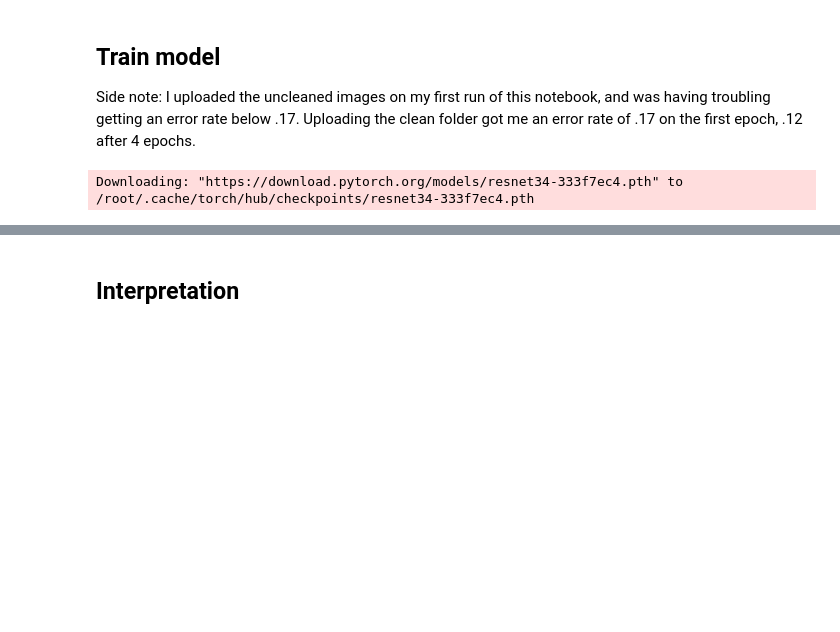
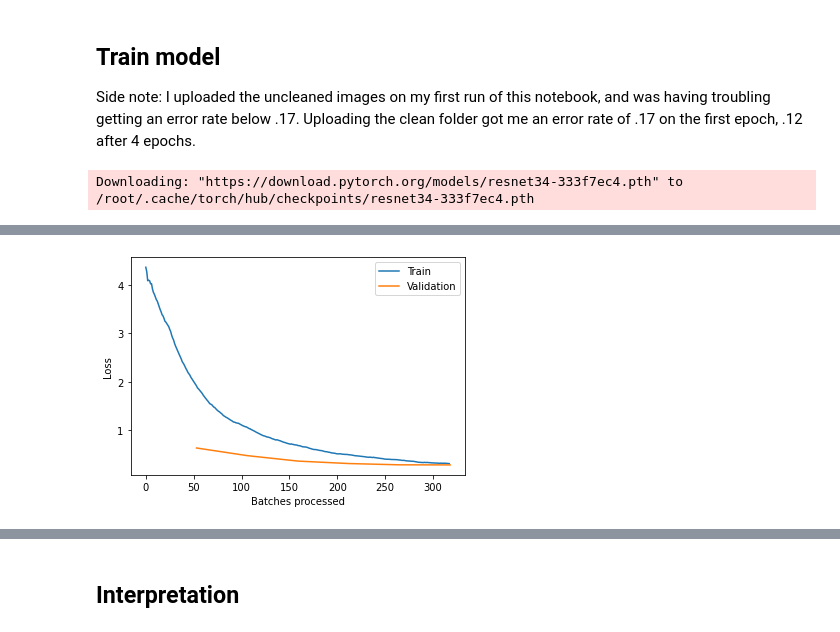
Before and after one commit to galletsophie/fastai-image-classification, a Jupyter notebook: mediterranean_fish_classif.ipynb, the cells around one changed output, grey strips where cells are left out. Cells and saved outputs as stored; diff of their text form; code cells hidden in the pictures; blank space fills up the shorter version.

```diff
--- a/mediterranean_fish_classif.ipynb
+++ b/mediterranean_fish_classif.ipynb
@@ -250,2 +187,6 @@ After 8 epochs, I get a train loss lower than my valid loss, and the error rate
+# %%
+learn.recorder.plot_losses()
+# %% [output]
+[figure, added]
 # %%
 # Save V1 model
```
Also changed, not shown: parts of 29 cells of this notebook.
